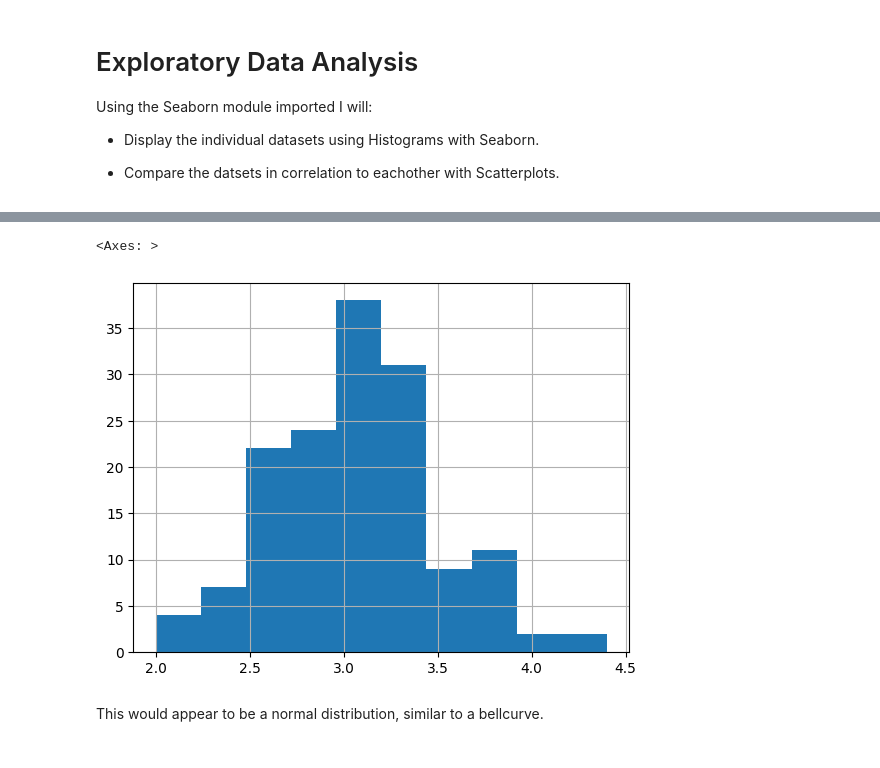
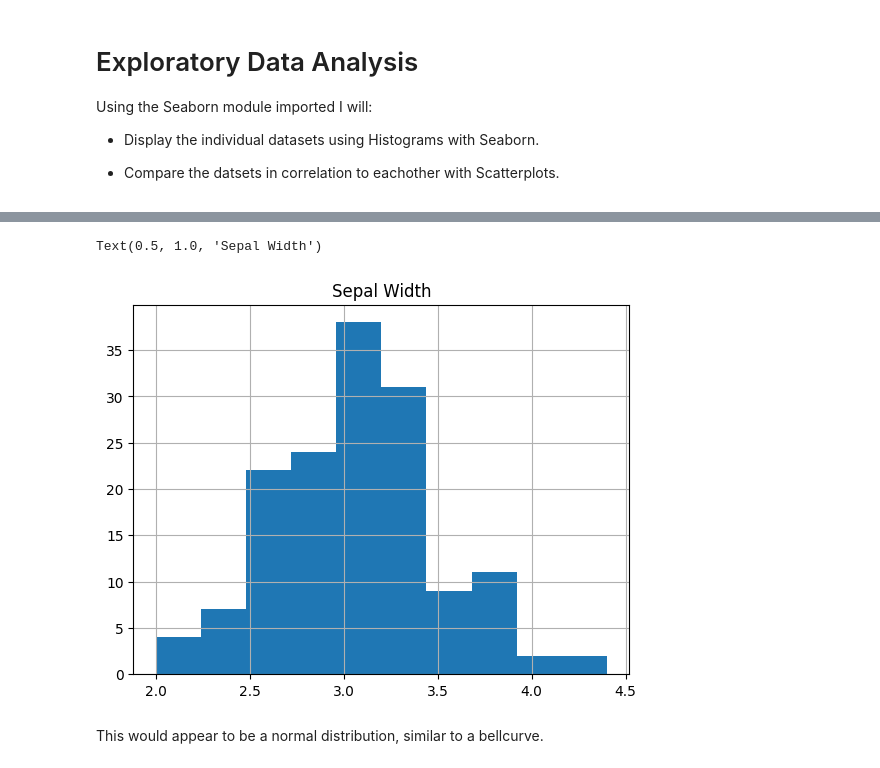
Before and after one commit to Emmet-Devaney/pands-project, a Jupyter notebook: Iris-Dataset-Analysis.ipynb, the cells around one changed output, grey strips where cells are left out. Drawn from its saved outputs; the diff is of its cells as text; code cells hidden in the pictures.

```diff
--- a/Iris-Dataset-Analysis.ipynb
+++ b/Iris-Dataset-Analysis.ipynb
@@ -95,8 +96,9 @@ df['SepalLengthCm'].hist()
 # %%
 df['SepalWidthCm'].hist()
+plt.title('Sepal Width')
 # %% [output]
-<Axes: >
+Text(0.5, 1.0, 'Sepal Width')
-[figure, old version]
+[figure, new version]
 # %% [markdown]
 This would appear to be a normal distribution, similar to a bellcurve.
 # %%
```
Also changed, not shown: parts of 3 cells of this notebook, 2 other files.
